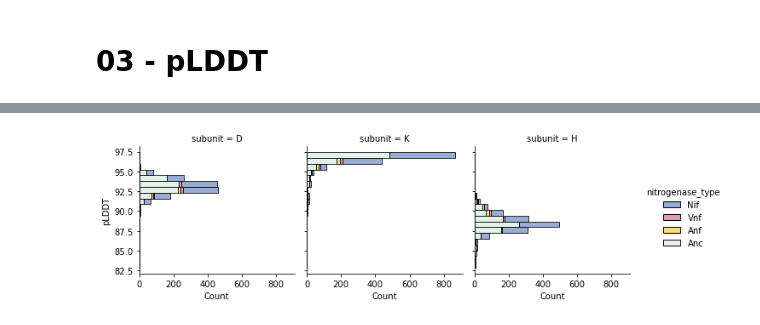
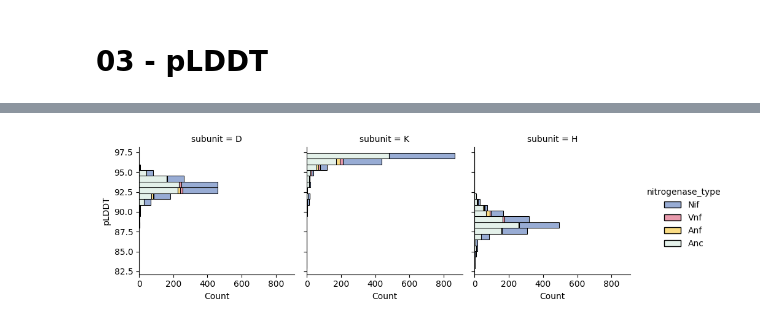
Before and after one commit to kacarlab/nif-structures, a Jupyter notebook: notebooks/03-pLDDT.ipynb, the cells around one changed output, grey strips where cells are left out. Saved outputs shown, nothing was run; the diff lists cells and outputs as text; code cells hidden in the pictures.

```diff
--- a/notebooks/03-pLDDT.ipynb
+++ b/notebooks/03-pLDDT.ipynb
@@ -28,16 +28,16 @@ chain_plddt
 # %%
 palette = {
     'Anc': '#DCEDE4',
     'Nif': '#7690C6',
     'Vnf': '#E17891',
     'Anf': '#F9D15B',
 }
 g = sns.displot(
     y='pLDDT', col='subunit',
-    data=chain_plddt, height=3.0, bins=20, aspect=1.0,
+    data=chain_plddt.query('status == "gold"'), height=3.0, bins=20, aspect=1.0,
     hue='nitrogenase_type', multiple='stack', palette=palette
 )
-g.savefig('../figures/ddkk-histogram-pLDDT.png', dpi=300)
-g.savefig('../figures/ddkk-histogram-pLDDT.svg')
+# g.savefig('../figures/ddkk-histogram-pLDDT.png', dpi=300)
+# g.savefig('../figures/ddkk-histogram-pLDDT.svg')
 # %% [output]
-[figure, old version]
+[figure, new version]
```
Also changed, not shown: parts of 5 cells of this notebook, 14 other files.
